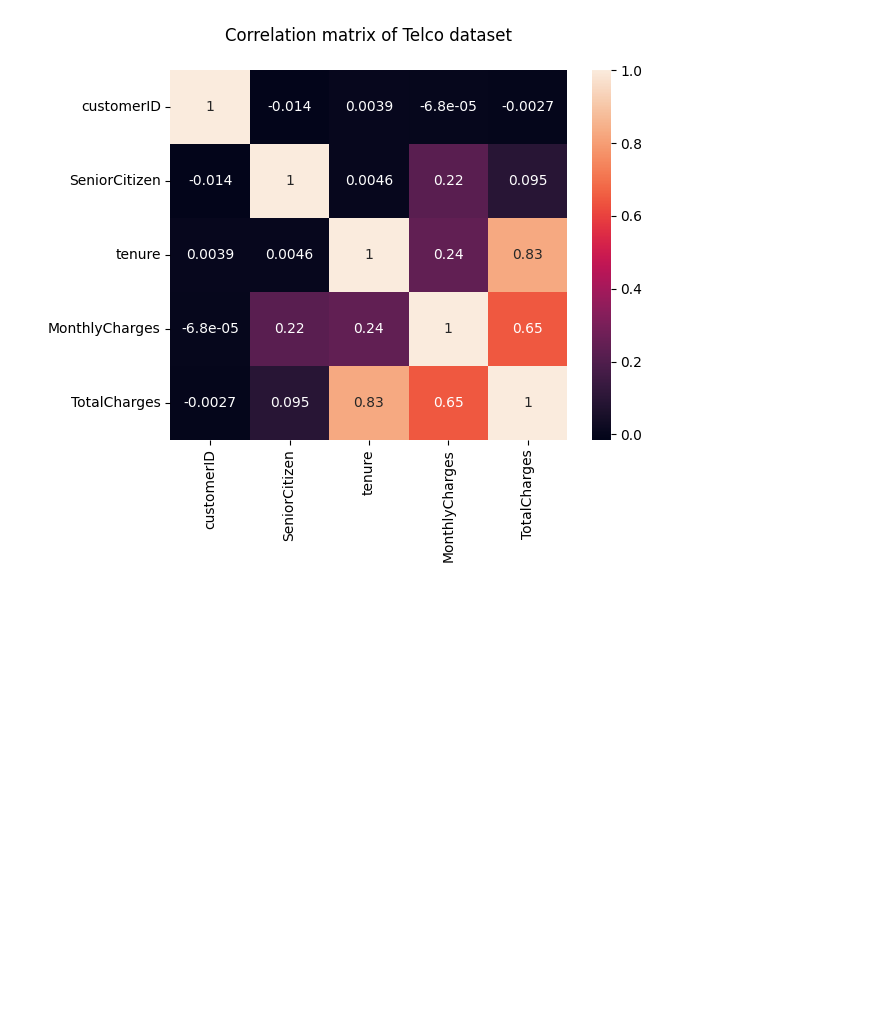
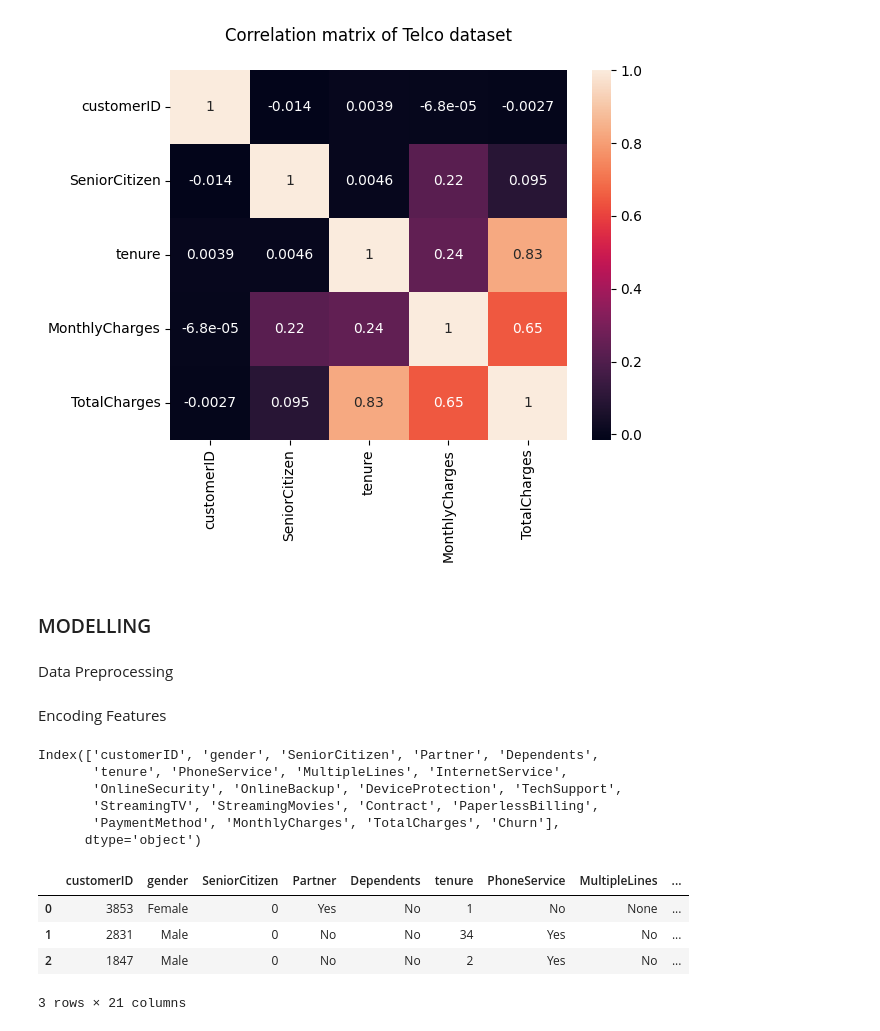
Before and after one commit to CODE-MUCHIRA/Customer-Churn-Prediction, a Jupyter notebook: LP2 notebook.ipynb, the cells around one changed output. Saved outputs shown, nothing was run; the diff lists cells and outputs as text; code cells hidden in the pictures; blank space fills up the shorter version.

```diff
--- a/LP2 notebook.ipynb
+++ b/LP2 notebook.ipynb
@@ -702,3 +721,26 @@ heatmap.set_title("Correlation matrix of Telco dataset\n")
 plt.show()
 # %% [output]
 [figure]
+# %% [markdown]
+### MODELLING
+# %% [markdown]
+Data Preprocessing
+# %% [markdown]
+Encoding Features
+# %%
+concatenated_data.columns
+# %% [output]
+Index(['customerID', 'gender', 'SeniorCitizen', 'Partner', 'Dependents',
+       'tenure', 'PhoneService', 'MultipleLines', 'InternetService',
+       'OnlineSecurity', 'OnlineBackup', 'DeviceProtection', 'TechSupport',
+       'StreamingTV', 'StreamingMovies', 'Contract', 'PaperlessBilling',
+       'PaymentMethod', 'MonthlyCharges', 'TotalCharges', 'Churn'],
+      dtype='object')
+# %%
+concatenated_data.head(3)
+# %% [output]
+|  | customerID | gender | SeniorCitizen | Partner | Dependents | tenure | PhoneService | MultipleLines | ... |
+| 0 | 3853 | Female | 0 | Yes | No | 1 | No | None | ... |
+| 1 | 2831 | Male | 0 | No | No | 34 | Yes | No | ... |
+| 2 | 1847 | Male | 0 | No | No | 2 | Yes | No | ... |
+3 rows × 21 columns
```
Also changed, not shown: parts of 60 cells of this notebook.
